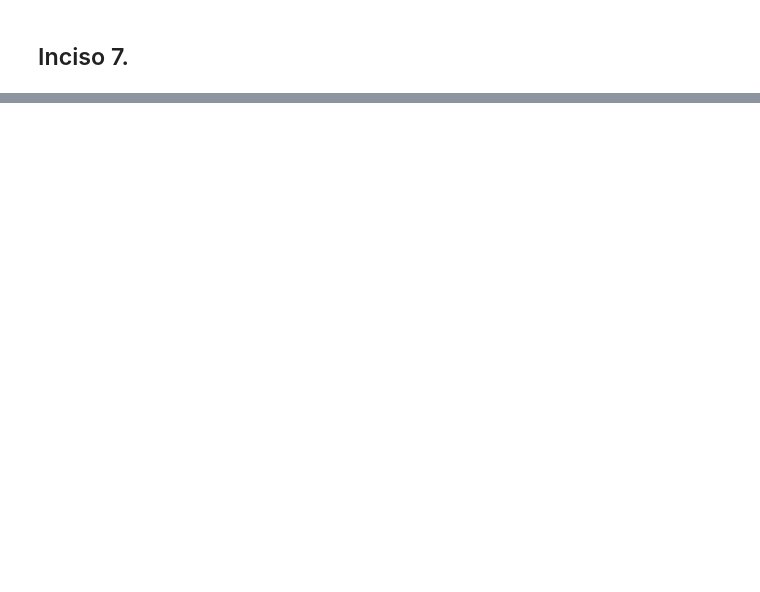
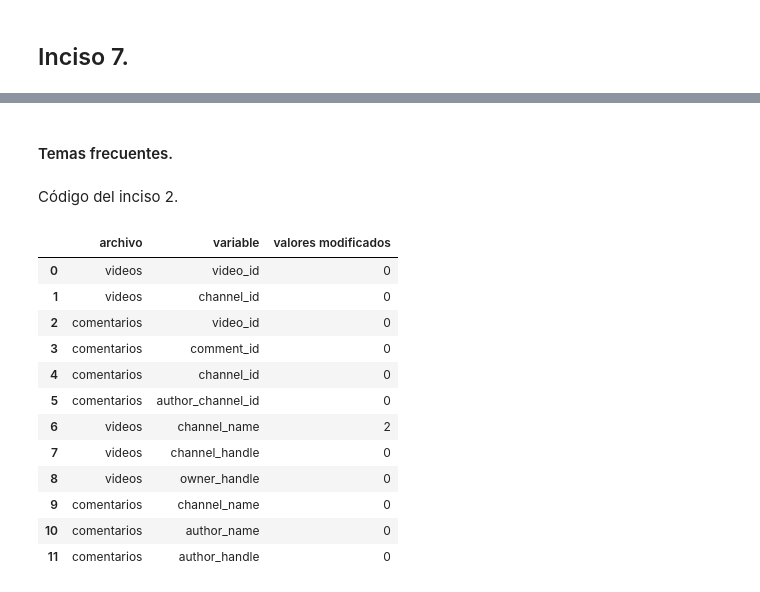
Before and after one commit to the-m7/LABORATORIO_6_DS, a Jupyter notebook: inciso_5_al_8.ipynb, the cells around one changed output, grey strips where cells are left out. Cells and saved outputs as stored; diff of their text form; code cells hidden in the pictures; blank space fills up the shorter version.

Commit message:
Inciso 6 y 7
Se terminó lo que faltaba del inciso 6 y se completa todo el 7

```diff
--- a/inciso_5_al_8.ipynb
+++ b/inciso_5_al_8.ipynb
@@ -324,0 +439,8 @@ Nodos grado 0: 9
+# %%
+comments = pd.read_csv('youtube_comments.csv')
+
+mapa_comunidades = {nodo.replace("video::", "", 1): comunidad for nodo, comunidad in comunidad_nodo.items()}
+comments_comunidades = comments.copy()
+comments_comunidades["comunidad"] = comments_comunidades["video_id"].map(mapa_comunidades)
+comments_comunidades = comments_comunidades.dropna(subset=["comunidad"])
+comments_comunidades["comunidad"] = comments_comunidades["comunidad"].astype(int)
@@ -324,0 +483,58 @@ Nodos grado 0: 9
+# %% [markdown]
+#### Temas frecuentes.
+# %% [markdown]
+Código del inciso 2.
+# %%
+videos_limpios = videos.copy()
+comentarios_limpios = comments.copy()
+
+def normalizar_id(serie):
+    return serie.astype("string").str.strip()
+
+def normalizar_etiqueta(valor):
+    if pd.isna(valor):
+        return pd.NA
+    valor = unicodedata.normalize("NFKC", str(valor))
+    return re.sub(r"\s+", " ", valor).strip()
+
+ids_video = ["video_id", "channel_id"]
+ids_comentario = ["video_id", "comment_id", "channel_id", "author_channel_id"]
+etiquetas_video = ["channel_name", "channel_handle", "owner_handle"]
+etiquetas_comentario = ["channel_name", "author_name", "author_handle"]
+
+cambios_normalizacion = []
+for col in ids_video:
+    nueva = normalizar_id(videos_limpios[col])
+    cambios_normalizacion.append(("videos", col, int(videos_limpios[col].astype("string").ne(nueva).sum())))
+    videos_limpios[col] = nueva
+for col in ids_comentario:
+    nueva = normalizar_id(comentarios_limpios[col])
+    cambios_normalizacion.append(("comentarios", col, int(comentarios_limpios[col].astype("string").ne(nueva).sum())))
+    comentarios_limpios[col] = nueva
+for col in etiquetas_video:
+    nueva = videos_limpios[col].map(normalizar_etiqueta).astype("string")
+    cambios_normalizacion.append(("videos", col, int(videos_limpios[col].astype("string").ne(nueva).sum())))
+    videos_limpios[col] = nueva
+for col in etiquetas_comentario:
+    nueva = comentarios_limpios[col].map(normalizar_etiqueta).astype("string")
+    cambios_normalizacion.append(("comentarios", col, int(comentarios_limpios[col].astype("string").ne(nueva).sum())))
+    comentarios_limpios[col] = nueva
+
+display(pd.DataFrame(cambios_normalizacion, columns=["archivo", "variable", "valores modificados"]))
+assert videos_limpios["video_id"].is_unique
+assert comentarios_limpios["comment_id"].is_unique
+assert comentarios_limpios["video_id"].isin(videos_limpios["video_id"]).all()
+# %% [output]
+|  | archivo | variable | valores modificados |
+| 0 | videos | video_id | 0 |
+| 1 | videos | channel_id | 0 |
+| 2 | comentarios | video_id | 0 |
+| 3 | comentarios | comment_id | 0 |
+| 4 | comentarios | channel_id | 0 |
+| 5 | comentarios | author_channel_id | 0 |
+| 6 | videos | channel_name | 2 |
+| 7 | videos | channel_handle | 0 |
+| 8 | videos | owner_handle | 0 |
+| 9 | comentarios | channel_name | 0 |
+| 10 | comentarios | author_name | 0 |
+| 11 | comentarios | author_handle | 0 |
```
Also changed, not shown: parts of 27 cells of this notebook.
